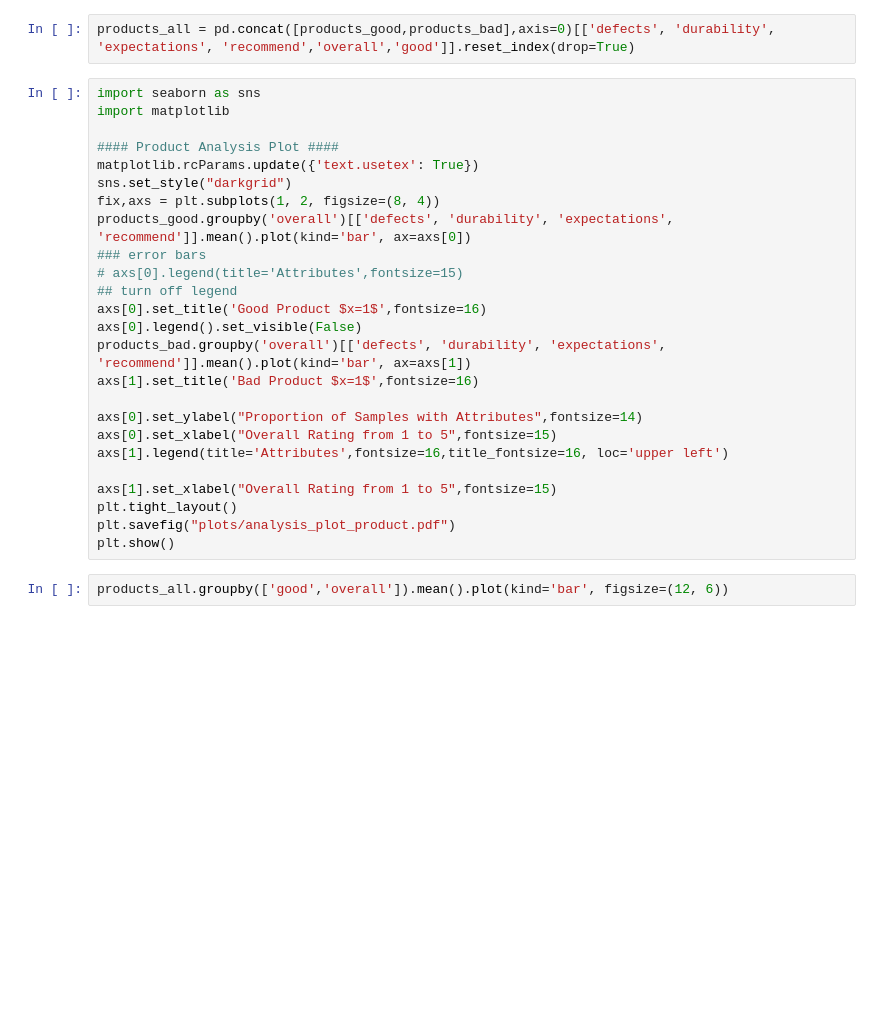
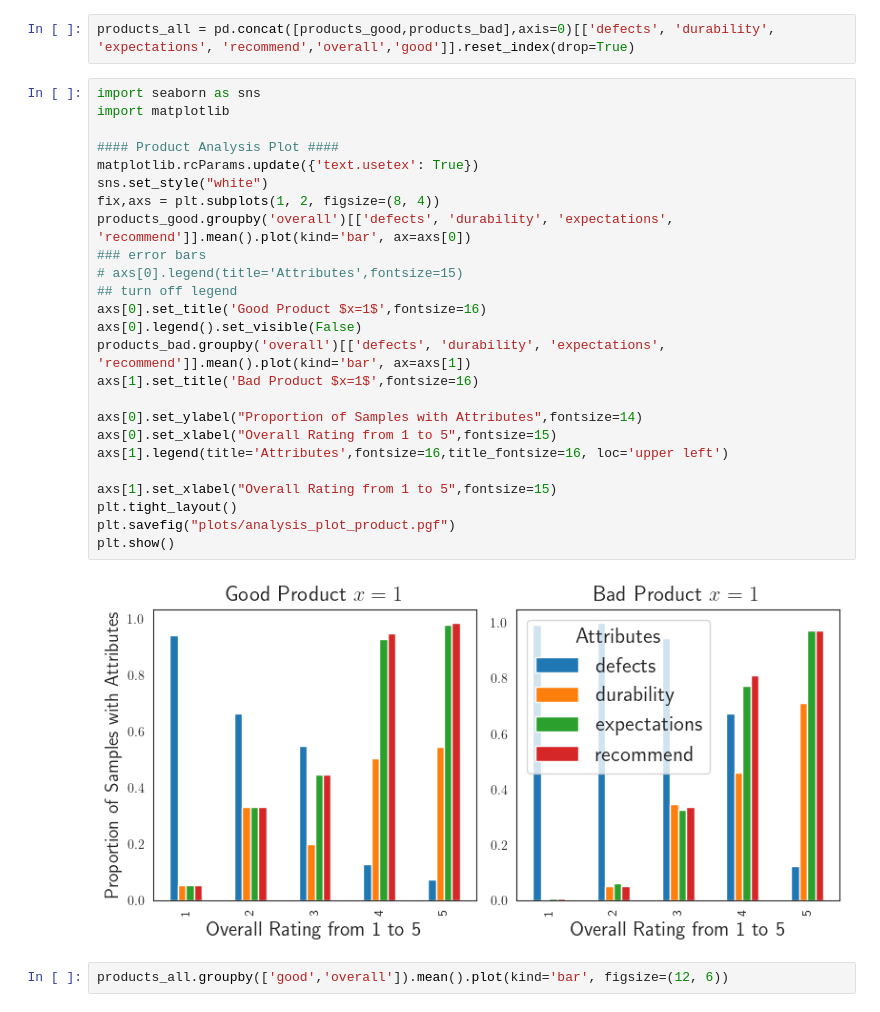
Before and after one commit to aditj/sociallearningllm, a Jupyter notebook: product_analysis.ipynb, the cells around one changed output. Cells and saved outputs as stored; diff of their text form; blank space fills up the shorter version.

```diff
--- a/product_analysis.ipynb
+++ b/product_analysis.ipynb
@@ -67,28 +69,30 @@ products_all = pd.concat([products_good,products_bad],axis=0)[['defects', 'durab
 # %%
 import seaborn as sns
 import matplotlib
 
 #### Product Analysis Plot ####
 matplotlib.rcParams.update({'text.usetex': True})
-sns.set_style("darkgrid")
+sns.set_style("white")
 fix,axs = plt.subplots(1, 2, figsize=(8, 4))
 products_good.groupby('overall')[['defects', 'durability', 'expectations', 'recommend']].mean().plot(kind='bar', ax=axs[0])
 ### error bars
 # axs[0].legend(title='Attributes',fontsize=15)
 ## turn off legend
 axs[0].set_title('Good Product $x=1$',fontsize=16)
 axs[0].legend().set_visible(False)
 products_bad.groupby('overall')[['defects', 'durability', 'expectations', 'recommend']].mean().plot(kind='bar', ax=axs[1])
 axs[1].set_title('Bad Product $x=1$',fontsize=16)
 
 axs[0].set_ylabel("Proportion of Samples with Attributes",fontsize=14)
 axs[0].set_xlabel("Overall Rating from 1 to 5",fontsize=15)
 axs[1].legend(title='Attributes',fontsize=16,title_fontsize=16, loc='upper left')
 
 axs[1].set_xlabel("Overall Rating from 1 to 5",fontsize=15)
 plt.tight_layout()
-plt.savefig("plots/analysis_plot_product.pdf")
+plt.savefig("plots/analysis_plot_product.pgf")
 plt.show()
+# %% [output]
+[figure, added]
 # %%
 products_all.groupby(['good','overall']).mean().plot(kind='bar', figsize=(12, 6))
 # %%
```
Also changed, not shown: parts of 2 cells of this notebook, 18 other files.
